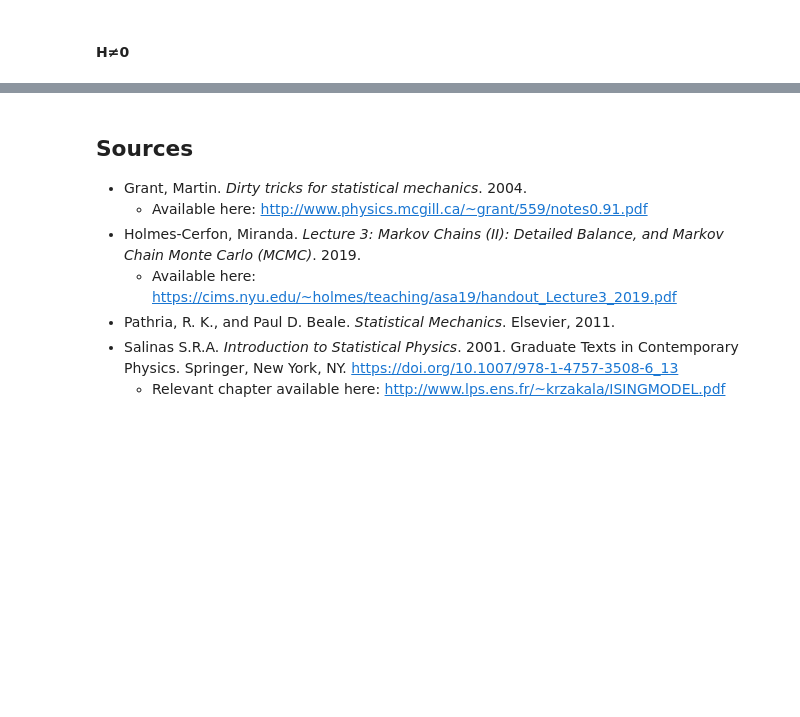
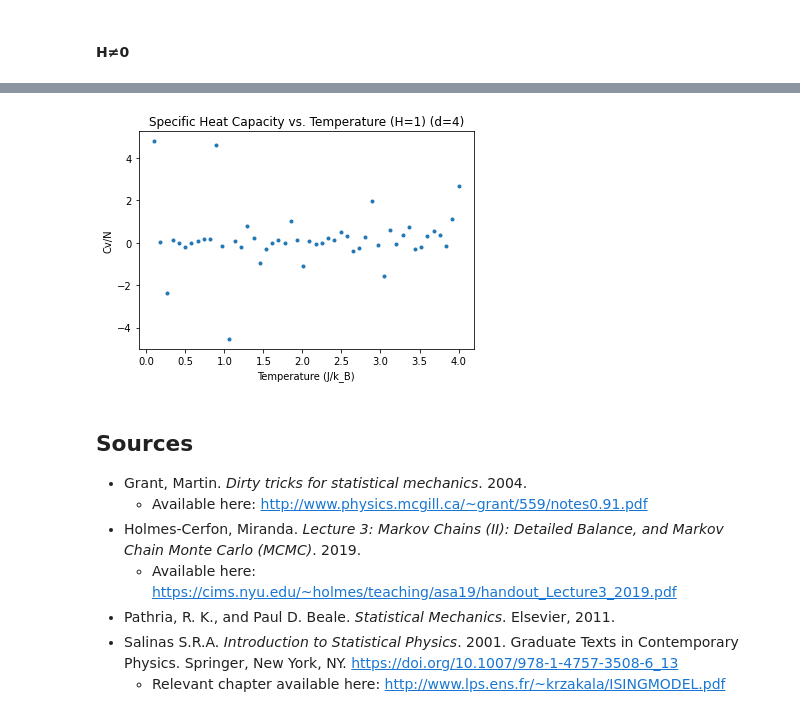
Before and after one commit to WillPugs/ising-model, a Jupyter notebook: ising_nd.ipynb, the cells around one changed output, grey strips where cells are left out. Saved outputs shown, nothing was run; the diff lists cells and outputs as text; code cells hidden in the pictures; blank space fills up the shorter version.

```diff
--- a/ising_nd.ipynb
+++ b/ising_nd.ipynb
@@ -315,3 +365,16 @@ plt.show()
+# %%
+c_v_h_0 = list_derivative(temperatures_h_0, energies)
+
+plt.figure()
+
+plt.plot(temperatures_h_0, c_v_h_0, marker='.', ls='', label='Simulation')
+
+plt.title("Specific Heat Capacity vs. Temperature (H=" + str(H) + ") (d=" + str(d) +')')
+plt.xlabel("Temperature (J/k_B)")
+plt.ylabel("Cv/N")
+plt.show()
+# %% [output]
+[figure, added]
 # %% [markdown]
 <h2>Sources</h2>
 
```
Also changed, not shown: parts of 9 cells of this notebook.
